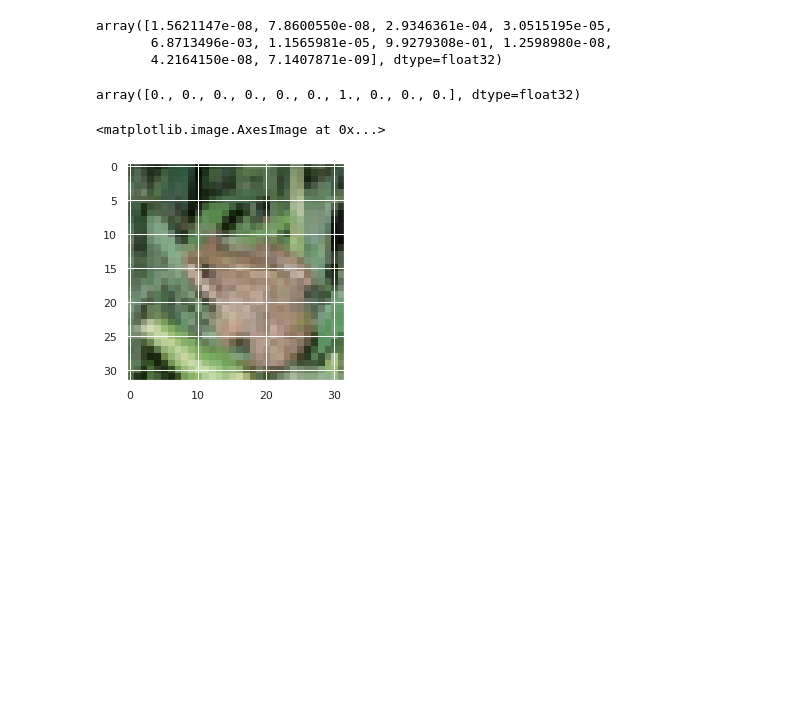
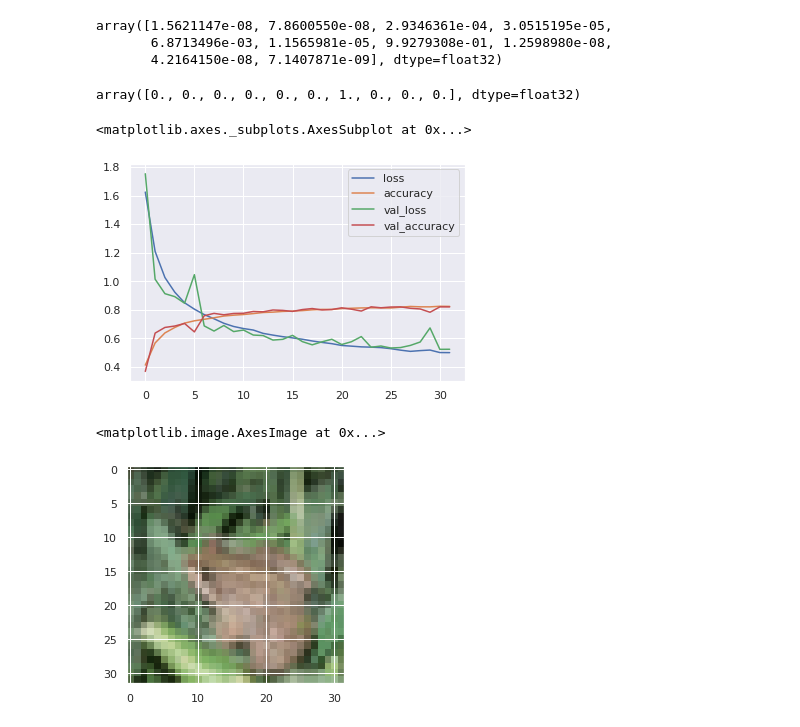
Before and after one commit to ALItaheri1380/ImageProcessing-MachineLearning-deepLearning, a Jupyter notebook: Deep learning/1_deep.ipynb, the cells around one changed output. Saved outputs shown, nothing was run; the diff lists cells and outputs as text; code cells hidden in the pictures; blank space fills up the shorter version.

```diff
--- a/Deep learning/1_deep.ipynb
+++ b/Deep learning/1_deep.ipynb
@@ -94,6 +94,11 @@ array([1.5621147e-08, 7.8600550e-08, 2.9346361e-04, 3.0515195e-05,
 y_test[4]
 # %% [output]
 array([0., 0., 0., 0., 0., 0., 1., 0., 0., 0.], dtype=float32)
+# %%
+pd.DataFrame(myHis.history).plot()
+# %% [output]
+<matplotlib.axes._subplots.AxesSubplot at 0x...>
+[figure, added]
 # %%
 plt.imshow(x_test[4])
 # %% [output]
```
Also changed, not shown: parts of 1 cell of this notebook.
